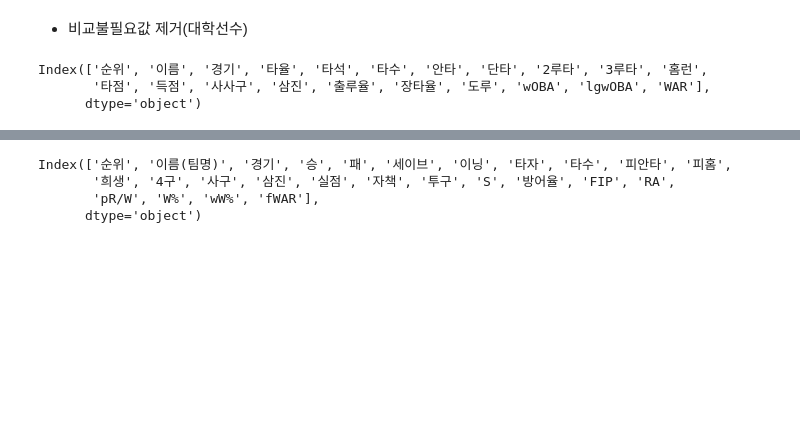
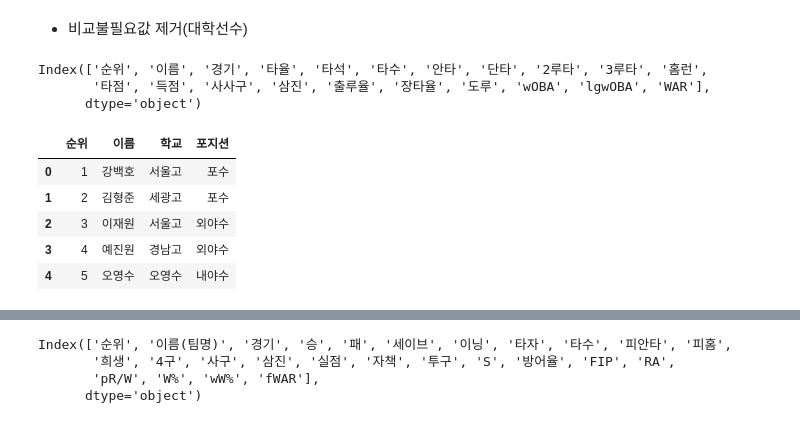
Before and after one commit to hakkoma/KBO_Mock_Draft_Simulator, a Jupyter notebook: mock_draft.ipynb, the cells around one changed output, grey strips where cells are left out. Cells and saved outputs as stored; diff of their text form; code cells hidden in the pictures; blank space fills up the shorter version.

```diff
--- a/mock_draft.ipynb
+++ b/mock_draft.ipynb
@@ -344,3 +347,14 @@ hitter.columns
 Index(['순위', '이름', '경기', '타율', '타석', '타수', '안타', '단타', '2루타', '3루타', '홈런',
        '타점', '득점', '사사구', '삼진', '출루율', '장타율', '도루', 'wOBA', 'lgwOBA', 'WAR'],
       dtype='object')
+# %%
+#Extract Top 30 players for each position
+
+df_ht.head()
+# %% [output]
+|  | 순위 | 이름 | 학교 | 포지션 |
+| 0 | 1 | 강백호 | 서울고 | 포수 |
+| 1 | 2 | 김형준 | 세광고 | 포수 |
+| 2 | 3 | 이재원 | 서울고 | 외야수 |
+| 3 | 4 | 예진원 | 경남고 | 외야수 |
+| 4 | 5 | 오영수 | 오영수 | 내야수 |
```
Also changed, not shown: parts of 8 cells of this notebook.
